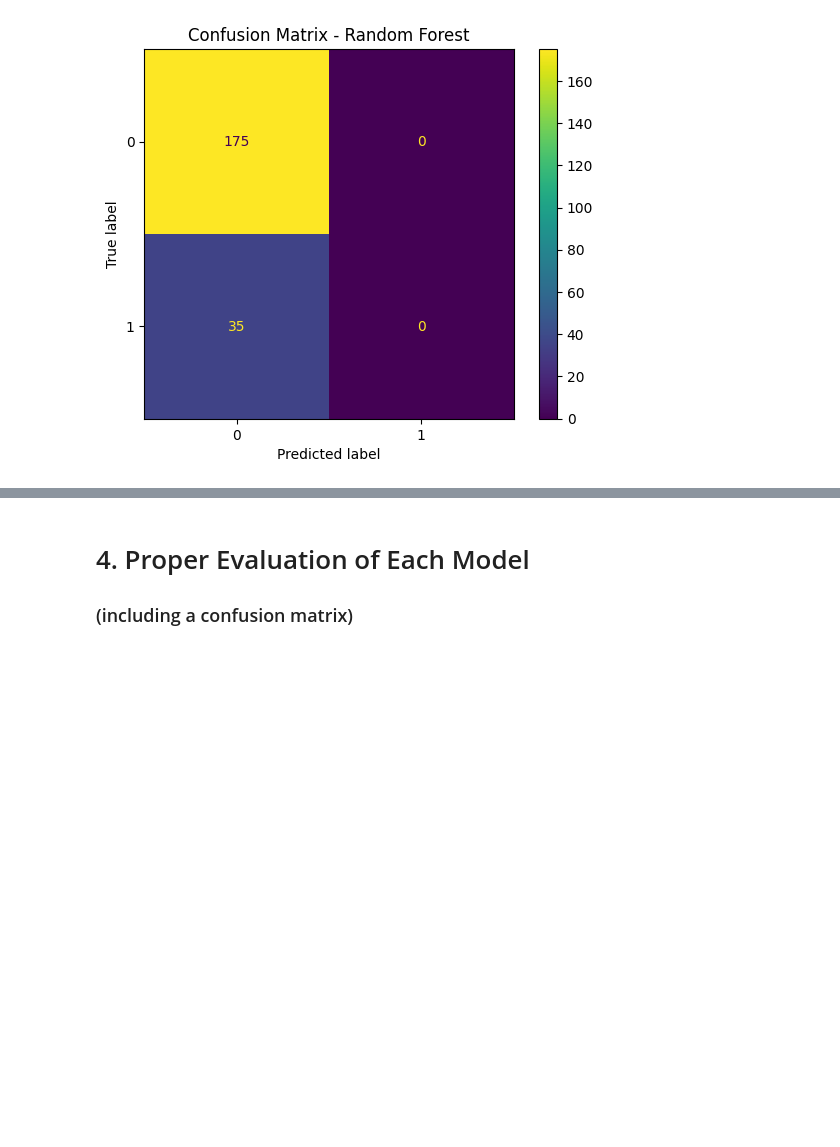
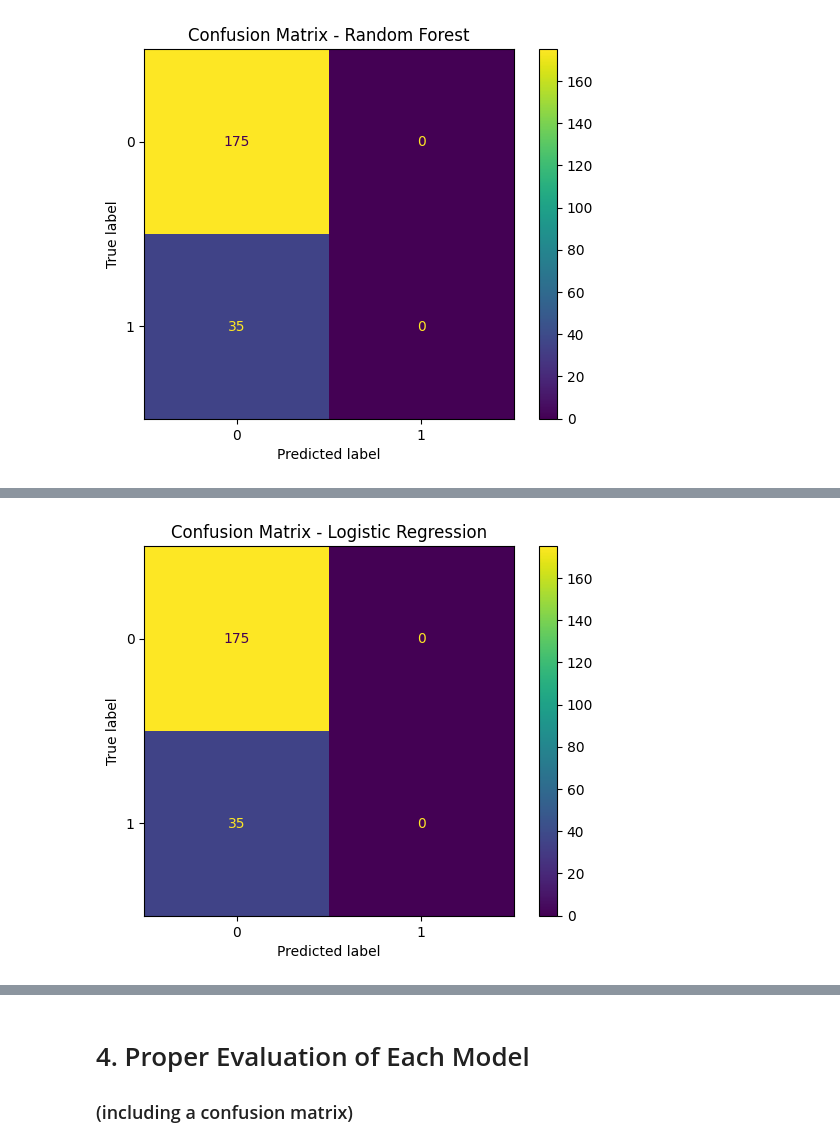
Before and after one commit to mariamhubi/Machine-learning-ML-project, a Jupyter notebook: car-breakdown-prediction/CarBreakdownPrediction.ipynb, the cells around one changed output, grey strips where cells are left out. Saved outputs shown, nothing was run; the diff lists cells and outputs as text; code cells hidden in the pictures; blank space fills up the shorter version.

Commit message:
seconed model

```diff
--- a/car-breakdown-prediction/CarBreakdownPrediction.ipynb
+++ b/car-breakdown-prediction/CarBreakdownPrediction.ipynb
@@ -549,0 +581,7 @@ plt.show()
+# %%
+from sklearn.linear_model import LogisticRegression
+
+log_model = Pipeline(steps=[
+    ("preprocess", preprocess),
+    ("model", LogisticRegression(max_iter=1000))
+])
@@ -549,0 +594,2 @@ plt.show()
+# %%
+log_model.fit(X_train, y_train)
@@ -549,0 +623,2 @@ plt.show()
+# %%
+y_pred_log = log_model.predict(X_val)
@@ -549,0 +656,6 @@ plt.show()
+# %%
+ConfusionMatrixDisplay.from_predictions(y_val, y_pred_log)
+plt.title("Confusion Matrix - Logistic Regression")
+plt.show()
+# %% [output]
+[figure, added]
```
Also changed, not shown: parts of 27 cells of this notebook.
